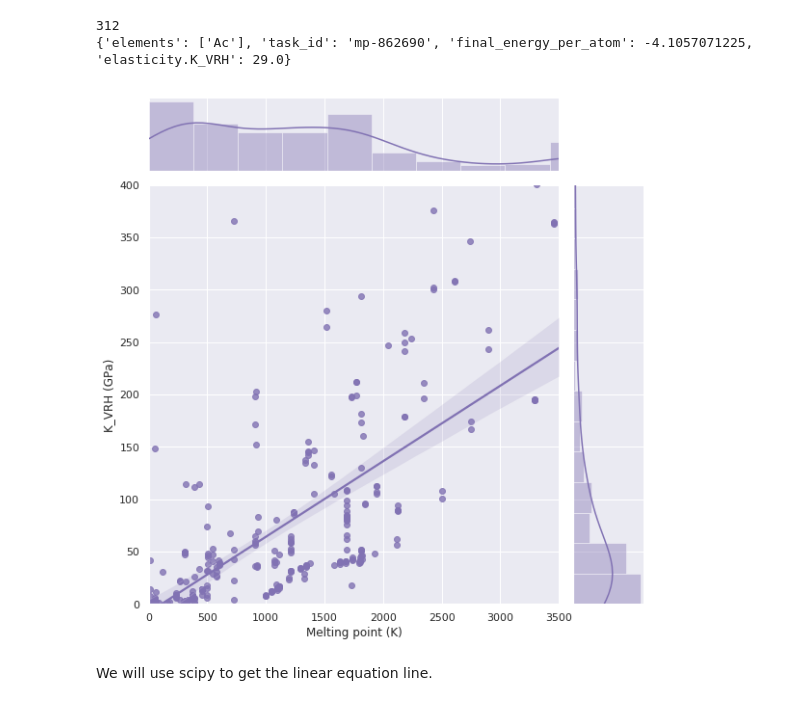
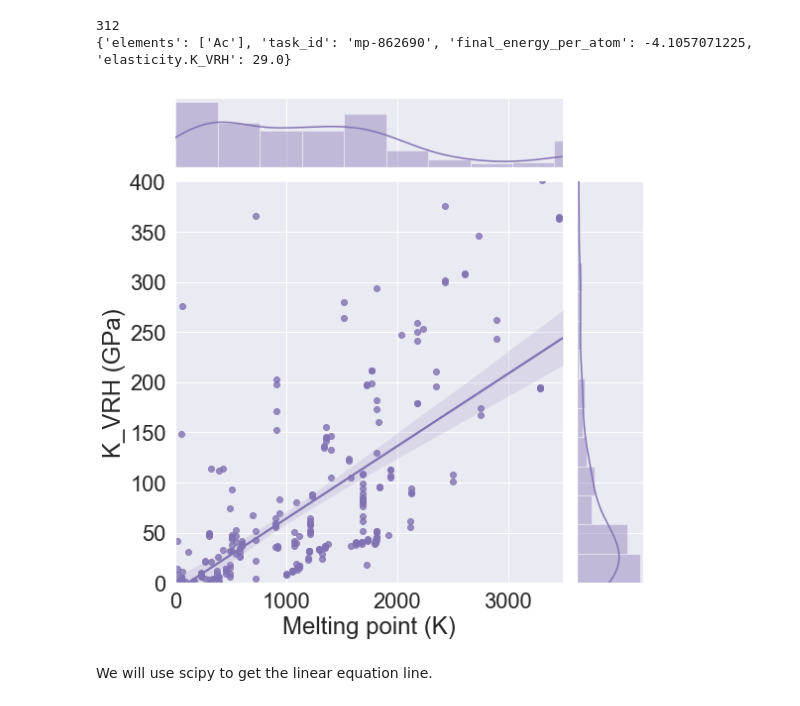
Before and after one commit to shyuep/miworkshop, a Jupyter notebook: notebooks/Using pymatgen and the Materials API.ipynb, the cells around one changed output. Saved outputs shown, nothing was run; the diff lists cells and outputs as text; code cells hidden in the pictures.

```diff
--- a/notebooks/Using pymatgen and the Materials API.ipynb
+++ b/notebooks/Using pymatgen and the Materials API.ipynb
@@ -174,15 +158,17 @@ for d in data:
     bulk_moduli.append(d["elasticity.K_VRH"])
 # %%
 import seaborn as sns
-sns.set(style="darkgrid")
+import numpy as np
+import matplotlib.pyplot as plt
+sns.set(style="darkgrid", font='sans-serif', font_scale=2)
 
 g = sns.jointplot(melting_points, bulk_moduli, kind="reg",
                   xlim=(0, 3500), ylim=(0, 400), color="m", height=8)
-import matplotlib.pyplot as plt
+
 label = plt.xlabel("Melting point (K)")
 label = plt.ylabel("K_VRH (GPa)")
 # %% [output]
-[figure, old version]
+[figure, new version]
 # %% [markdown]
 We will use scipy to get the linear equation line.
 # %%
```
Also changed, not shown: parts of 11 cells of this notebook.
